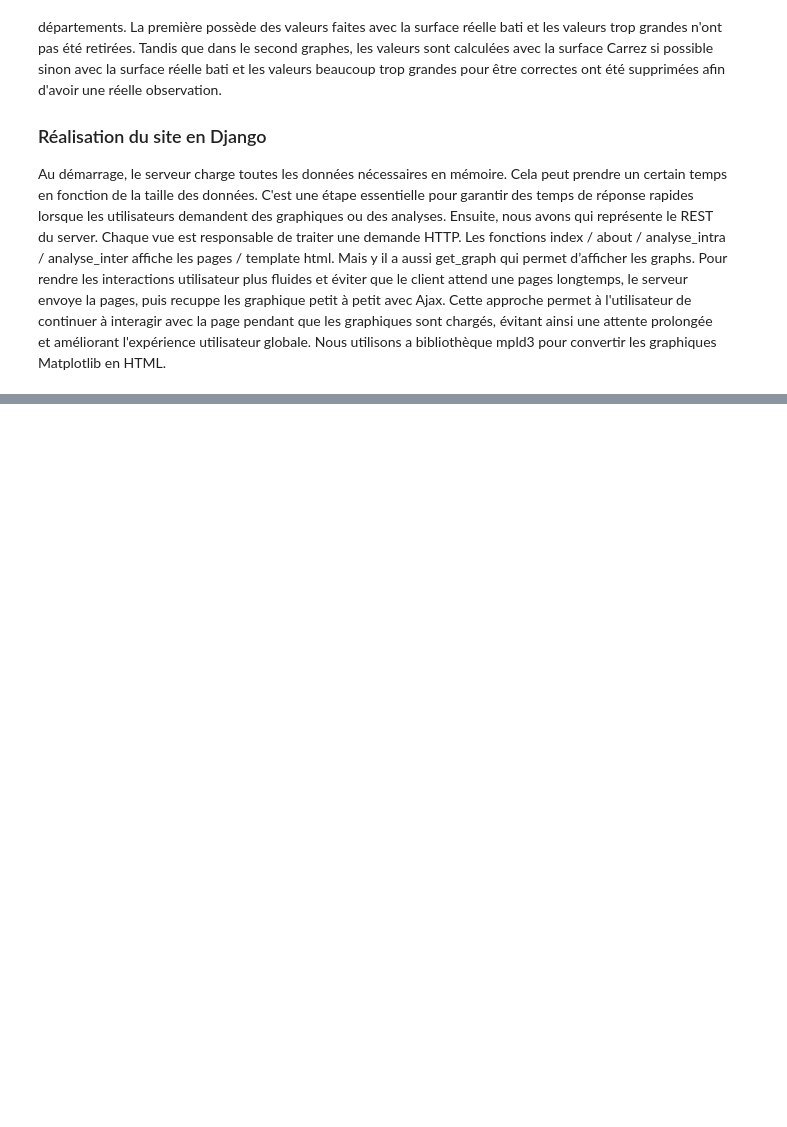
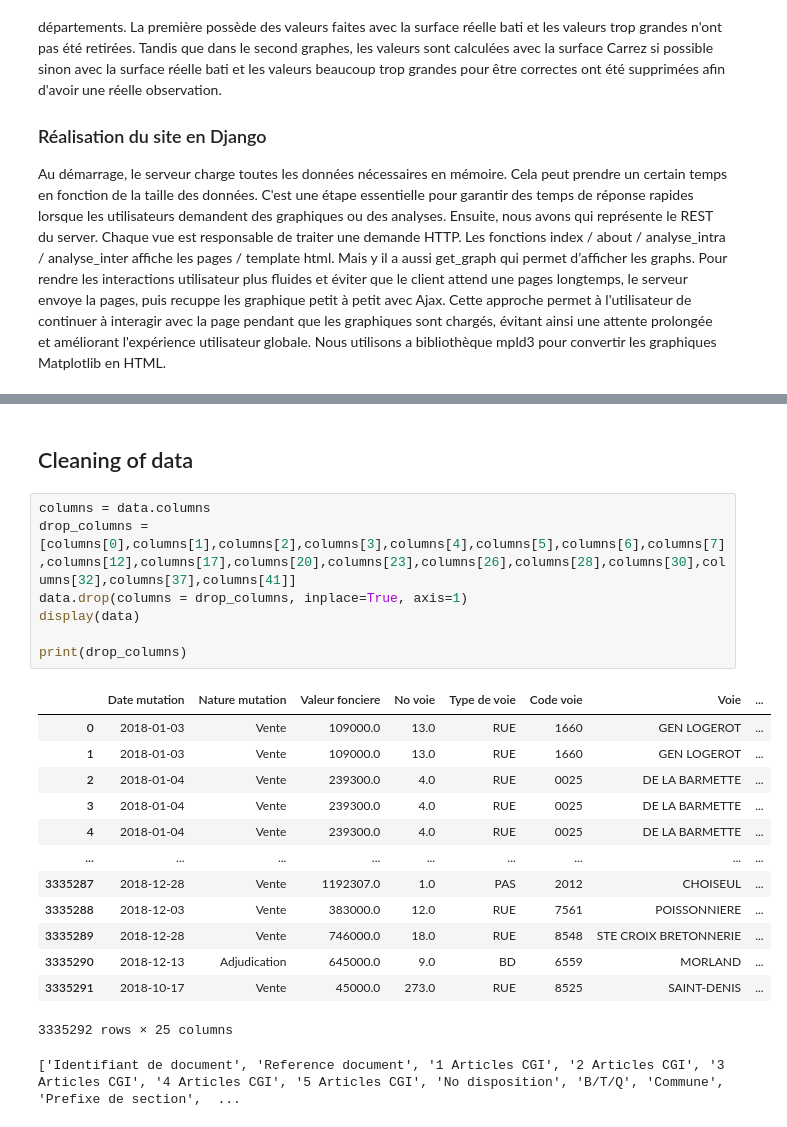
Before and after one commit to GuillaumeDorschner/Real-Estate-Analysis-France, a Jupyter notebook: data analyse/Rapport.ipynb, the cells around one changed output, grey strips where cells are left out. Saved outputs shown, nothing was run; the diff lists cells and outputs as text; blank space fills up the shorter version.

Commit message:
clean / remove rapport

```diff
--- a/data analyse/Rapport.ipynb
+++ b/data analyse/Rapport.ipynb
@@ -30,0 +109,24 @@ Nous utilisons a bibliothèque mpld3 pour convertir les graphiques Matplotlib en
+# %% [markdown]
+## Cleaning of data
+# %%
+columns = data.columns
+drop_columns =  [columns[0],columns[1],columns[2],columns[3],columns[4],columns[5],columns[6],columns[7],columns[12],columns[17],columns[20],columns[23],columns[26],columns[28],columns[30],columns[32],columns[37],columns[41]]
+data.drop(columns = drop_columns, inplace=True, axis=1)
+display(data)
+
+print(drop_columns)
+# %% [output]
+|  | Date mutation | Nature mutation | Valeur fonciere | No voie | Type de voie | Code voie | Voie | ... |
+| 0 | 2018-01-03 | Vente | 109000.0 | 13.0 | RUE | 1660 | GEN LOGEROT | ... |
+| 1 | 2018-01-03 | Vente | 109000.0 | 13.0 | RUE | 1660 | GEN LOGEROT | ... |
+| 2 | 2018-01-04 | Vente | 239300.0 | 4.0 | RUE | 0025 | DE LA BARMETTE | ... |
+| 3 | 2018-01-04 | Vente | 239300.0 | 4.0 | RUE | 0025 | DE LA BARMETTE | ... |
+| 4 | 2018-01-04 | Vente | 239300.0 | 4.0 | RUE | 0025 | DE LA BARMETTE | ... |
+| ... | ... | ... | ... | ... | ... | ... | ... | ... |
+| 3335287 | 2018-12-28 | Vente | 1192307.0 | 1.0 | PAS | 2012 | CHOISEUL | ... |
+| 3335288 | 2018-12-03 | Vente | 383000.0 | 12.0 | RUE | 7561 | POISSONNIERE | ... |
+| 3335289 | 2018-12-28 | Vente | 746000.0 | 18.0 | RUE | 8548 | STE CROIX BRETONNERIE | ... |
+| 3335290 | 2018-12-13 | Adjudication | 645000.0 | 9.0 | BD | 6559 | MORLAND | ... |
+| 3335291 | 2018-10-17 | Vente | 45000.0 | 273.0 | RUE | 8525 | SAINT-DENIS | ... |
+3335292 rows × 25 columns
+['Identifiant de document', 'Reference document', '1 Articles CGI', '2 Articles CGI', '3 Articles CGI', '4 Articles CGI', '5 Articles CGI', 'No disposition', 'B/T/Q', 'Commune', 'Prefixe de section',  ...
```
Also changed, not shown: parts of 53 cells of this notebook, 3 other files.
